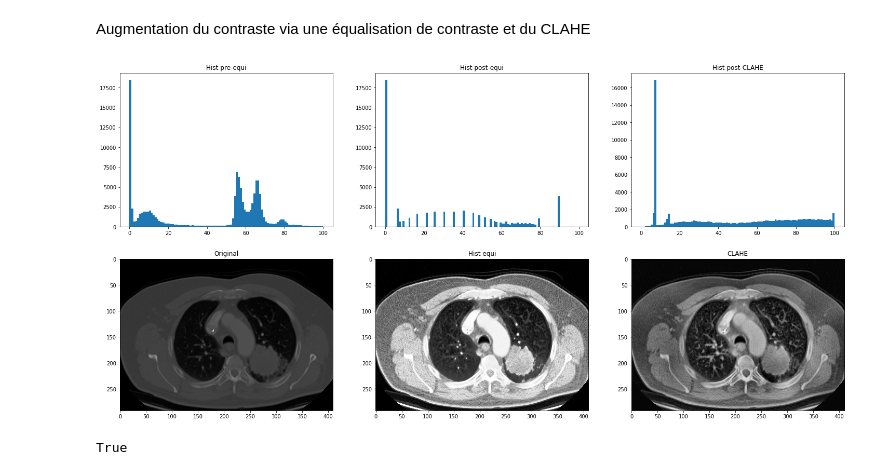
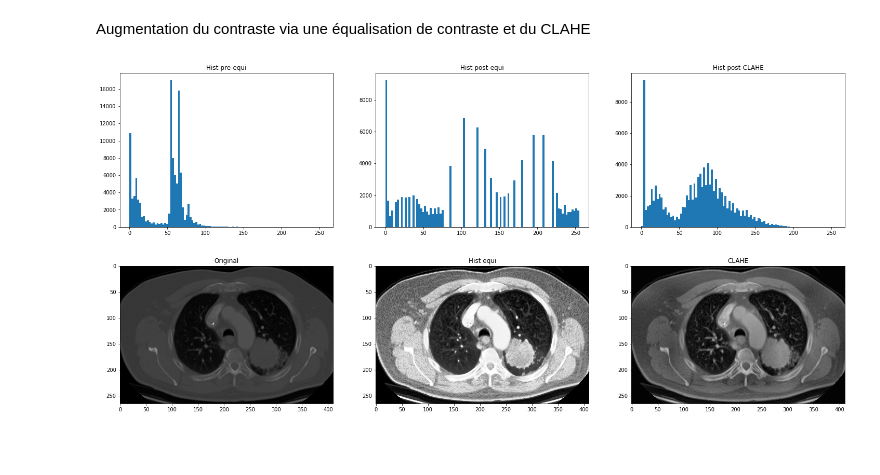
Before and after one commit to MulArt/Medical_Imaging, a Jupyter notebook: Pretraitement.ipynb, the cells around one changed output. Cells and saved outputs as stored; diff of their text form; code cells hidden in the pictures; blank space fills up the shorter version.

```diff
--- a/Pretraitement.ipynb
+++ b/Pretraitement.ipynb
@@ -337,41 +337,40 @@ equ = cv2.equalizeHist(img)
 # Application d'un CLAHE
 # Contrast Limited Adaptive Histogram Equalization (CLAHE) : l'image est divisés en blocs sur lequels une équalisation d'histogramme est effectué.
 # Une limite de contrast est aussi définie. Si une case de l'histogramme dépasse le valeur limite alors les valeurs en excès sont accumulées et redistribuées dans d'autres cases
-clahe = cv2.createCLAHE(clipLimit=6.0, tileGridSize=(8,8))
+clahe = cv2.createCLAHE(clipLimit=3.0, tileGridSize=(8,8))
 cl1 = clahe.apply(img)
 
 # Affichage de l'ensemble des images avec les métriques
 fig = plt.figure()
 fig.set_figheight(12)
 fig.set_figwidth(25)
 
 fig.add_subplot(2,3,1)
-plt.hist(img.flat, bins=100, range=(0,100))
+plt.hist(img.flat, bins=100, range=(0,255))
 plt.title('Hist pre-equi')
 
 fig.add_subplot(2,3,2)
-plt.hist(equ.flat, bins=100, range=(0,100))
+plt.hist(equ.flat, bins=100, range=(0,255))
 plt.title('Hist post-equi')
 
 fig.add_subplot(2,3,3)
-plt.hist(cl1.flat, bins=100, range=(0,100))
+plt.hist(cl1.flat, bins=100, range=(0,255))
 plt.title('Hist post-CLAHE')
 
 fig.add_subplot(2,3,4)
 plt.imshow(img, cmap='gray')
 plt.title('Original')
 
 fig.add_subplot(2,3,5)
 plt.imshow(equ, cmap='gray')
 plt.title('Hist equi')
 
 fig.add_subplot(2,3,6)
 plt.imshow(cl1, cmap='gray')
 plt.title('CLAHE')
 
 plt.show()
 
-#cv2.imwrite('Cancer_enh_2.png',equ)
+#cv2.imwrite('Cancer_enh.png',cl1)
 # %% [output]
-[figure, old version]
+[figure, new version]
-True
```
